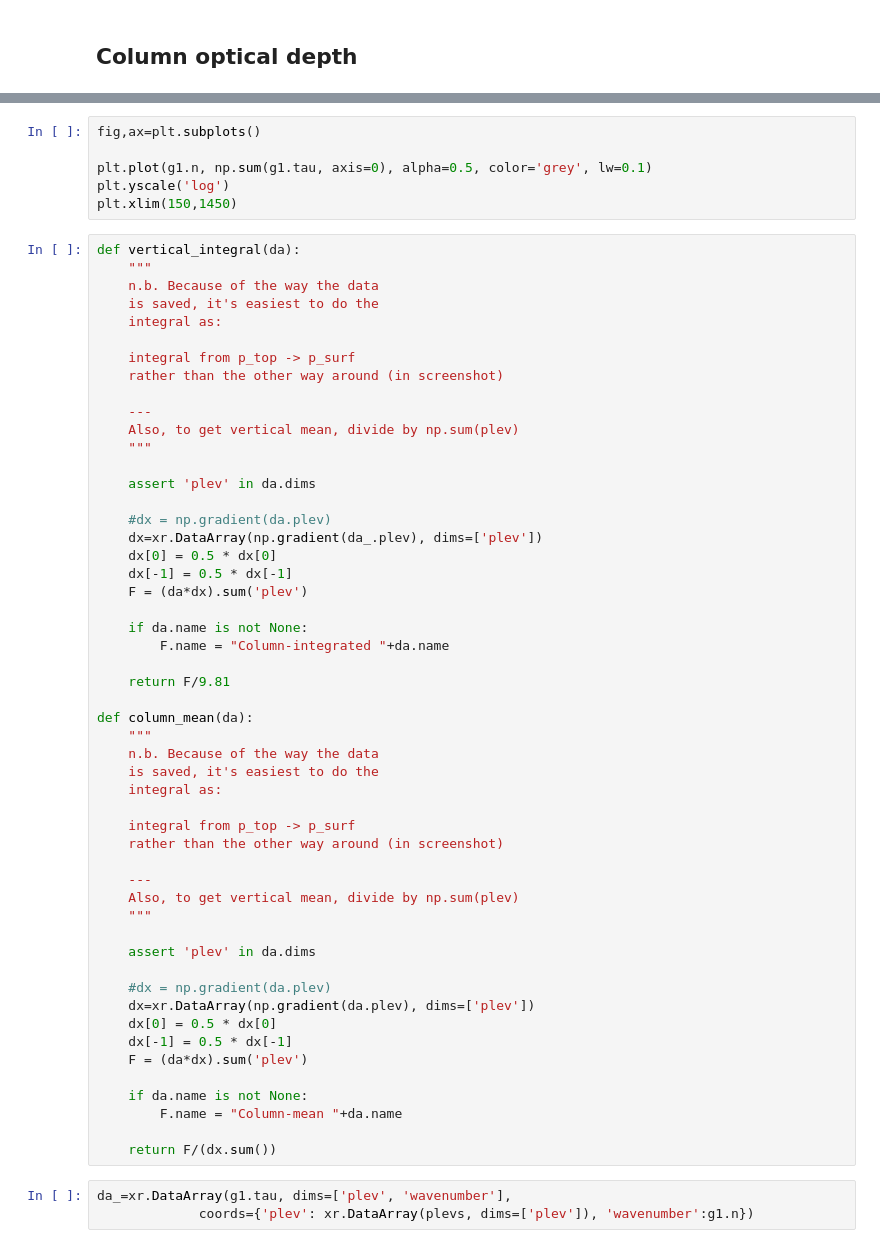
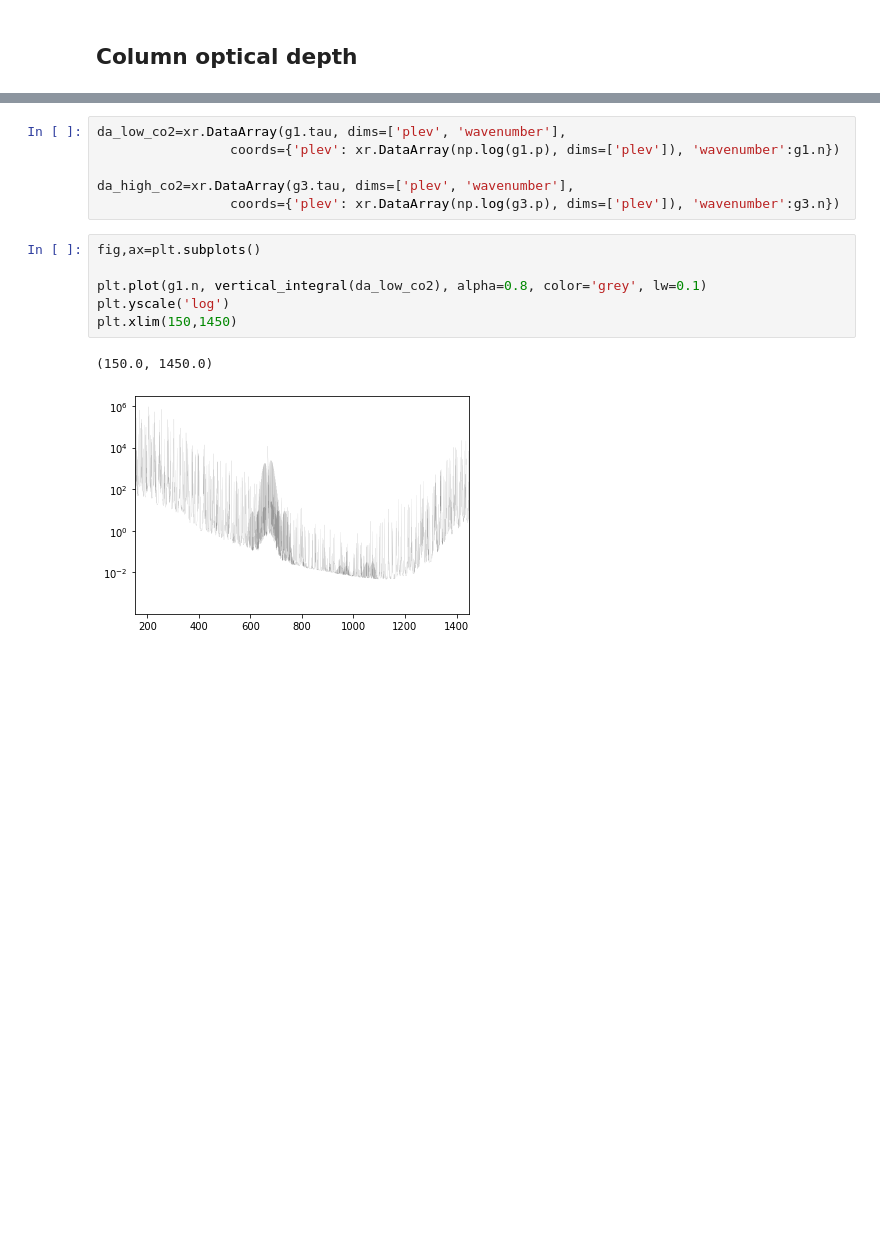
Before and after one commit to AndrewILWilliams/ECS_bump, a Jupyter notebook: climlab_rrtmg.ipynb, the cells around one changed output, grey strips where cells are left out. Cells and saved outputs as stored; diff of their text form; blank space fills up the shorter version.

```diff
--- a/climlab_rrtmg.ipynb
+++ b/climlab_rrtmg.ipynb
@@ -478,61 +609,15 @@ da_olr_spec2.rolling(wavenumber=500, center=True).mean().plot()
+# %%
+da_low_co2=xr.DataArray(g1.tau, dims=['plev', 'wavenumber'],
+                 coords={'plev': xr.DataArray(np.log(g1.p), dims=['plev']), 'wavenumber':g1.n})
+
+da_high_co2=xr.DataArray(g3.tau, dims=['plev', 'wavenumber'],
+                 coords={'plev': xr.DataArray(np.log(g3.p), dims=['plev']), 'wavenumber':g3.n})
 # %%
 fig,ax=plt.subplots()
 
-plt.plot(g1.n, np.sum(g1.tau, axis=0), alpha=0.5, color='grey', lw=0.1)
+plt.plot(g1.n, vertical_integral(da_low_co2), alpha=0.8, color='grey', lw=0.1)
 plt.yscale('log')
 plt.xlim(150,1450)
+# %% [output]
+(150.0, 1450.0)
+[figure, added]
-# %%
-def vertical_integral(da):
-    """
-    n.b. Because of the way the data
-    is saved, it's easiest to do the
-    integral as:
-
-    integral from p_top -> p_surf
-    rather than the other way around (in screenshot)
-
-    ---
-    Also, to get vertical mean, divide by np.sum(plev)
-    """
-
-    assert 'plev' in da.dims
-
-    #dx = np.gradient(da.plev)
-    dx=xr.DataArray(np.gradient(da_.plev), dims=['plev'])
-    dx[0] = 0.5 * dx[0]
-    dx[-1] = 0.5 * dx[-1]
-    F = (da*dx).sum('plev')
-
-    if da.name is not None:
-        F.name = "Column-integrated "+da.name
-
-    return F/9.81
-
-def column_mean(da):
-    """
-    n.b. Because of the way the data
-    is saved, it's easiest to do the
-    integral as:
-
-    integral from p_top -> p_surf
-    rather than the other way around (in screenshot)
-
-    ---
-    Also, to get vertical mean, divide by np.sum(plev)
-    """
-
-    assert 'plev' in da.dims
-
-    #dx = np.gradient(da.plev)
-    dx=xr.DataArray(np.gradient(da.plev), dims=['plev'])
-    dx[0] = 0.5 * dx[0]
-    dx[-1] = 0.5 * dx[-1]
-    F = (da*dx).sum('plev')
-
-    if da.name is not None:
-        F.name = "Column-mean "+da.name
-
-    return F/(dx.sum())
-# %%
-da_=xr.DataArray(g1.tau, dims=['plev', 'wavenumber'],
-             coords={'plev': xr.DataArray(plevs, dims=['plev']), 'wavenumber':g1.n})
```
Also changed, not shown: parts of 17 cells of this notebook, 1 other file.
